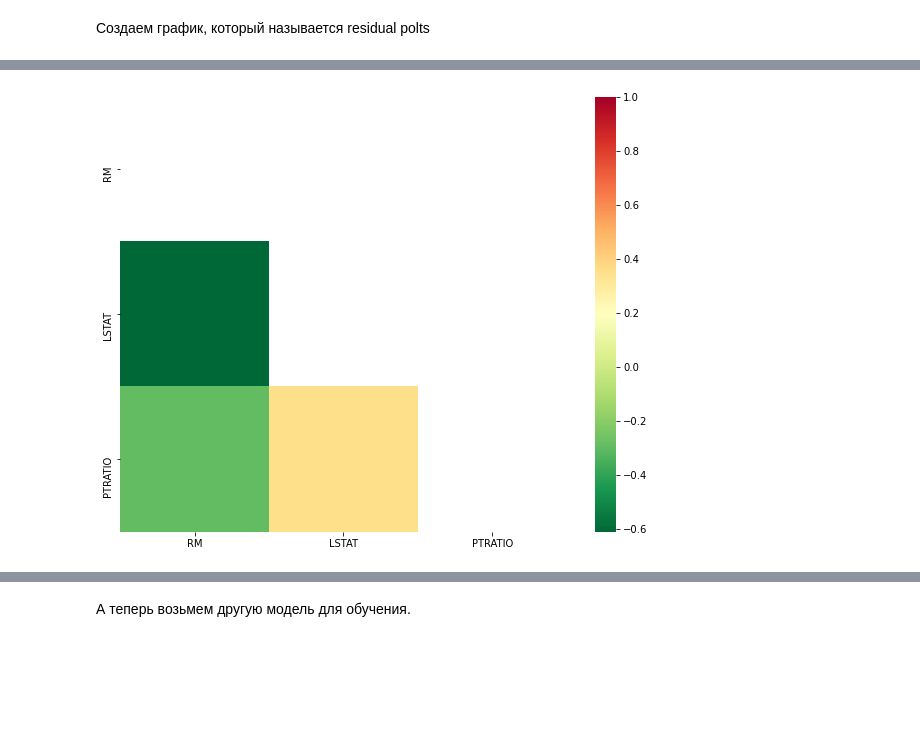
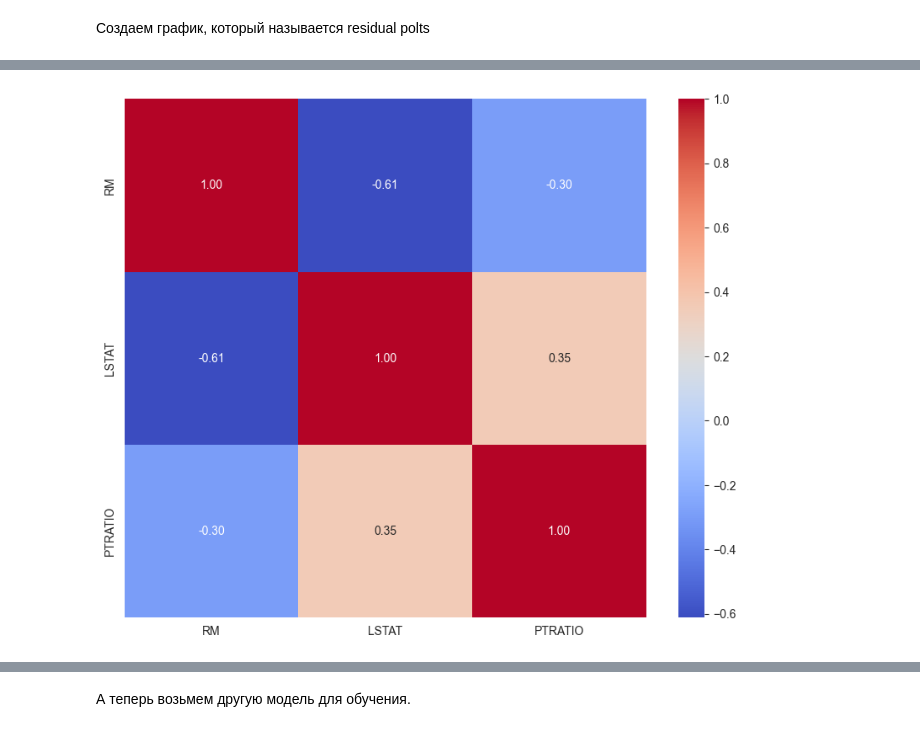
Before and after one commit to Smorchkoff/YOLO_nvsu, a Jupyter notebook: IAD/ИАД_маг_2025/Задания/Ноутбук для !7 задания/notebook4a5080d50a.ipynb, the cells around one changed output, grey strips where cells are left out. Drawn from its saved outputs; the diff is of its cells as text; code cells hidden in the pictures; blank space fills up the shorter version.

```diff
--- a/IAD/ИАД_маг_2025/Задания/Ноутбук для !7 задания/notebook4a5080d50a.ipynb
+++ b/IAD/ИАД_маг_2025/Задания/Ноутбук для !7 задания/notebook4a5080d50a.ipynb
@@ -25,7 +25,7 @@ import numpy as np
 import matplotlib.pyplot as plt
 np.set_printoptions(precision=2)
 %matplotlib inline
-df = pd.read_csv('../input/bostonhoustingmlnd/housing.csv', encoding='utf-8', index_col=False)
+df = pd.read_csv('housing.csv', encoding='utf-8', index_col=False)
 df.head(10)
 # %% [output]
 |  | RM | LSTAT | PTRATIO | MEDV |
@@ -183,13 +197,13 @@ plt.show()
 # %%
 x_corr=x_train.corr(method="pearson")
 mask=np.zeros_like(x_corr)
 mask[np.triu_indices_from(mask)]=True
 fig,ax=plt.subplots(figsize=(10,8))
-fig=sns.heatmap(x_corr,cmap="RdYlGn_r",mask=mask)
+fig=sns.heatmap(x_corr, annot=True, fmt='.2f', cmap='coolwarm')
 
 plt.show()
 # %% [output]
-[figure, old version]
+[figure, new version]
 # %%
 x_train_dropped=x_train.drop('LSTAT',axis=1)
 x_test_dropped=x_test.drop('LSTAT',axis=1)
```
Also changed, not shown: parts of 15 cells of this notebook, 3 other files.
